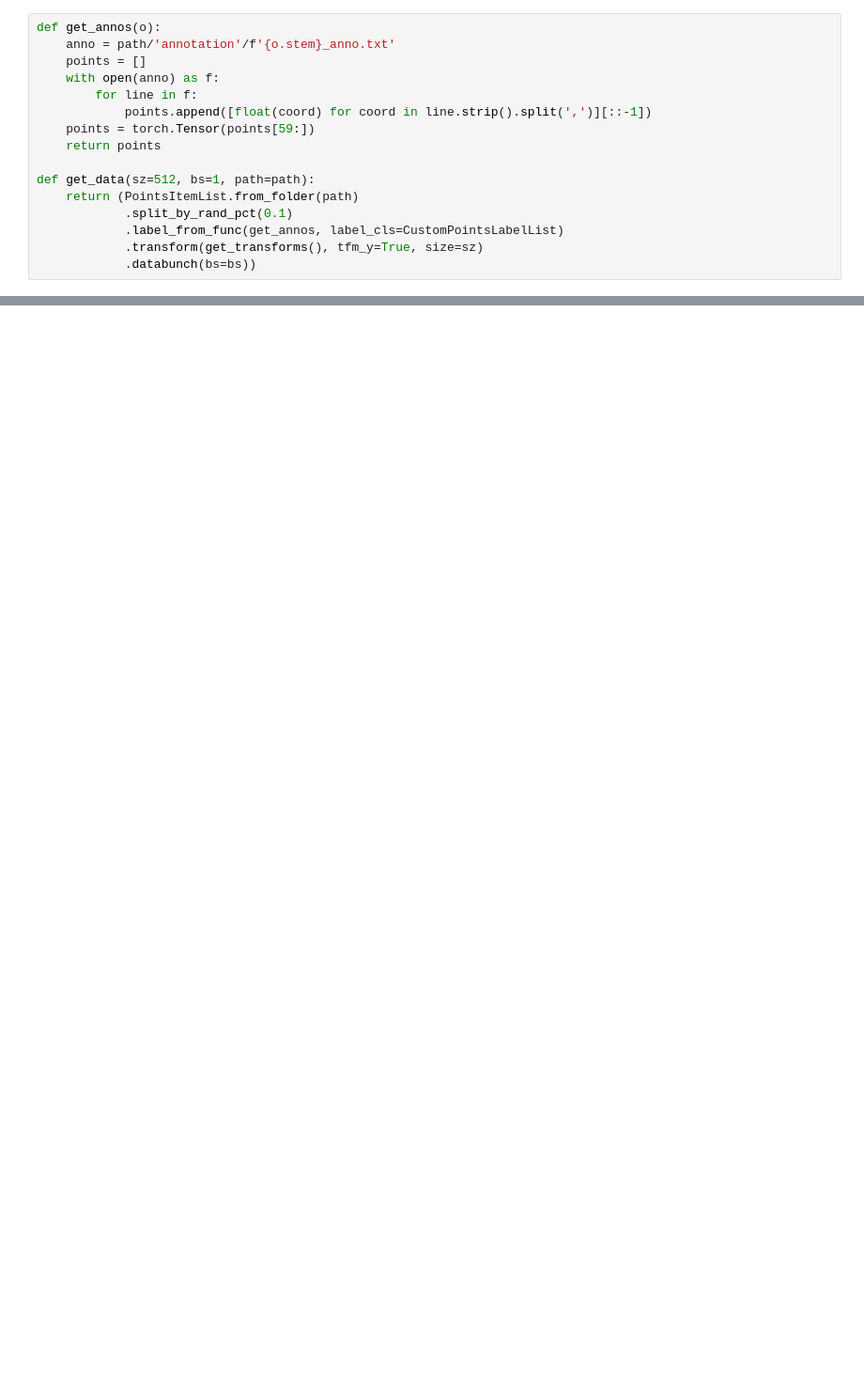
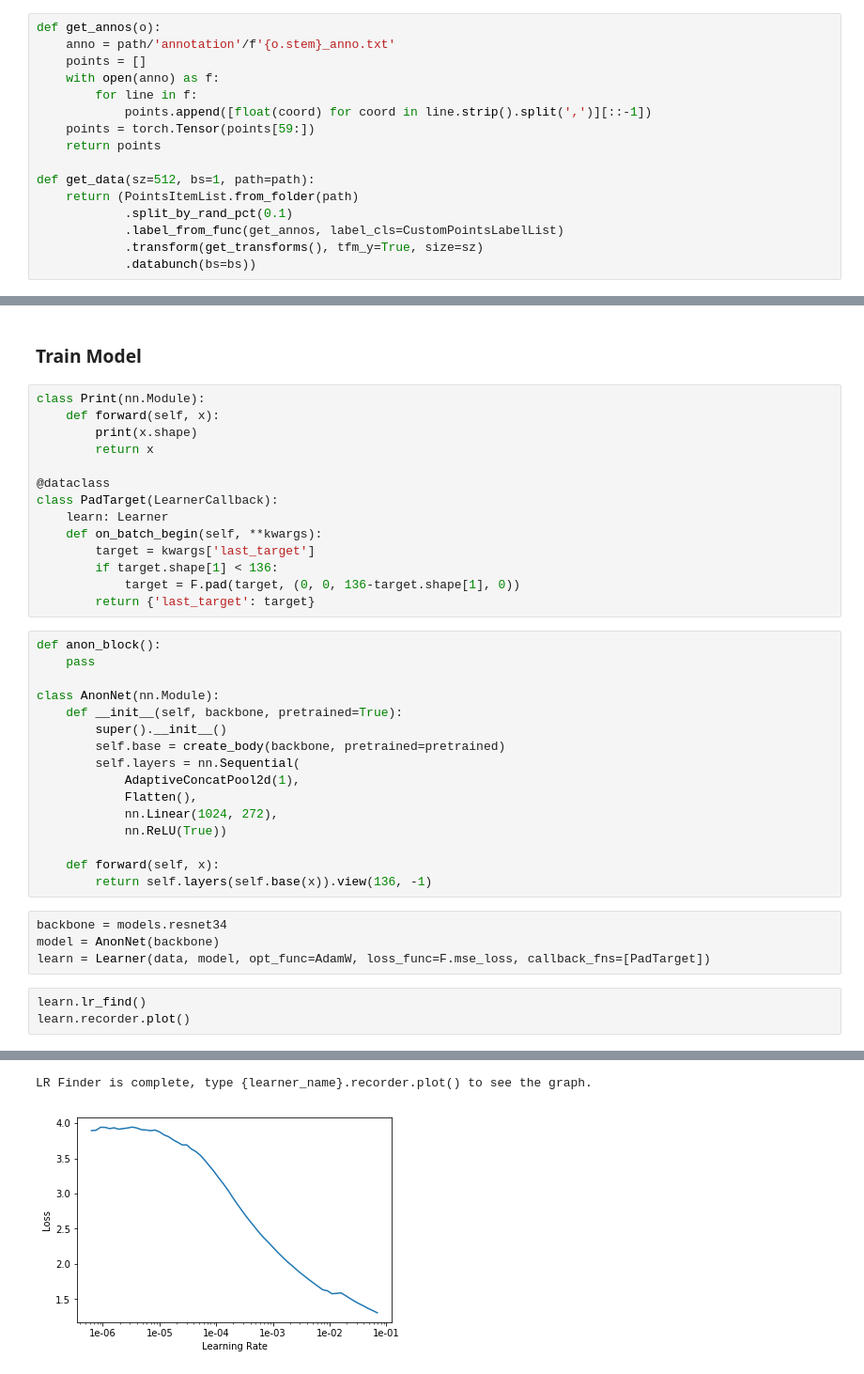
Before and after one commit to SudoSharma/datonymous, a Jupyter notebook: face_blur_sandbox.ipynb, the cells around one changed output, grey strips where cells are left out. Shown at 94% size. Cells and saved outputs as stored; diff of their text form; blank space fills up the shorter version.

Commit message:
[add] do 1 batch run successfully

```diff
--- a/face_blur_sandbox.ipynb
+++ b/face_blur_sandbox.ipynb
@@ -75,0 +80,40 @@ data.show_batch()
+# %% [markdown]
+### Train Model
+# %%
+class Print(nn.Module):
+    def forward(self, x):
+        print(x.shape)
+        return x
+
+@dataclass
+class PadTarget(LearnerCallback):
+    learn: Learner
+    def on_batch_begin(self, **kwargs):
+        target = kwargs['last_target']
+        if target.shape[1] < 136:
+            target = F.pad(target, (0, 0, 136-target.shape[1], 0))
+        return {'last_target': target}
+# %%
+def anon_block():
+    pass
+
+class AnonNet(nn.Module):
+    def __init__(self, backbone, pretrained=True):
+        super().__init__()
+        self.base = create_body(backbone, pretrained=pretrained)
+        self.layers = nn.Sequential(
+            AdaptiveConcatPool2d(1),
+            Flatten(),
+            nn.Linear(1024, 272),
+            nn.ReLU(True))
+
+    def forward(self, x):
+        return self.layers(self.base(x)).view(136, -1)
+# %%
+backbone = models.resnet34
+model = AnonNet(backbone)
+learn = Learner(data, model, opt_func=AdamW, loss_func=F.mse_loss, callback_fns=[PadTarget])
+# %%
+learn.lr_find()
+learn.recorder.plot()
+# %% [output]
@@ -75,0 +121,2 @@ data.show_batch()
+LR Finder is complete, type {learner_name}.recorder.plot() to see the graph.
+[figure, added]
```
Also changed, not shown: parts of 6 cells of this notebook.
